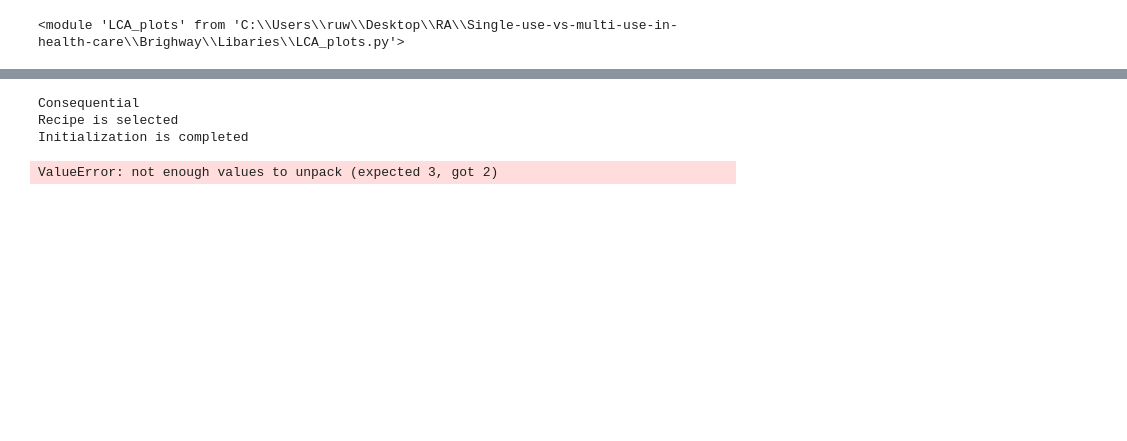
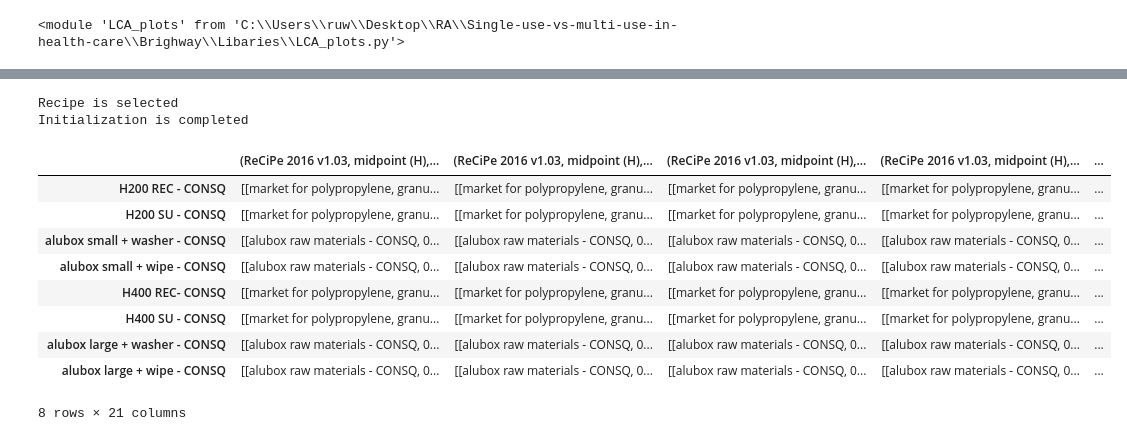
Before and after one commit to RuneWF/Single-use-vs-multi-use-in-health-care, a Jupyter notebook: Brighway/Ofir/Ofir.ipynb, the cells around one changed output, grey strips where cells are left out. Cells and saved outputs as stored; diff of their text form; code cells hidden in the pictures; blank space fills up the shorter version.

```diff
--- a/Brighway/Ofir/Ofir.ipynb
+++ b/Brighway/Ofir/Ofir.ipynb
@@ -23,38 +28,35 @@ importlib.reload(lp)
 # %% [output]
 <module 'LCA_plots' from 'C:\\Users\\ruw\\Desktop\\RA\\Single-use-vs-multi-use-in-health-care\\Brighway\\Libaries\\LCA_plots.py'>
 # %%
+# Specifying if it is CONSQ (consequential) or APOS
 db_type = 'CONSQ'
+
+# Specifying the LCIA method
 lcia_method = 'recipe'
 
+# Path to where the code is stored
 path = r'C:\Users\ruw\Desktop\RA\Single-use-vs-multi-use-in-health-care\Brighway'
 
-
-
+# Specifying the file name and sheet name
 file_name = f'{path}\Results\Ananas - {db_type}_{lcia_method}.xlsx'
 file_cont_name = f'{path}\Results\Ananas contribution - {db_type}_{lcia_method}.xlsx'
 sheet_name = 'Ananas'
 
+# Creating the saving directory for the results
 save_dir = s.results_folder(path, 'Results', 'Ofir')
 
-path = r'C:\Users\ruw\Desktop\RA\Single-use-vs-multi-use-in-health-care\Brighway'
+# Let the use decide the project and database
+database_project, database_name = lc.select_project_and_database()
 
-# Your name variable should be the name of the project.
-database_project = "SU_vs_MU"
-database_name = "sterilization"
-
-# flows = [f'alubox - {db_type}', f'PP sheet sc2 - {db_type}', f'PP sheet sc3 - {db_type}']
+# Creating the flow legend
 flow_legend = ['H2R',
                'H2S',
+               'ASC',
+               'ASW',
                'H4R',
                'H4S',
                'ALC',
-               'ALW',
-               'ASC',
-               'ASW']
-
-directory = 'C:\\Users\\ruw\\Desktop\\RA\\'
-
-calculate_lcia = False
-calculate_cont = False
+               'ALW'
+               ]
 # %% [output]
 Folder name Results created
@@ -61,3 +64,4 @@ Folder name Results created
 # %%
-flows = lc.get_flows(database_project, database_name, db_type)
+flows = lc.get_database_type_flows(database_project, database_name, db_type)
 initialization = [database_project, database_name, flows, lcia_method, db_type]
+flows
@@ -64,7 +91,5 @@ initialization = [database_project, database_name, flows, lcia_method, db_type]
 # %%
-df, impact_category, plot_x_axis_all = lc.calculate_lcia(calculate=False, initialization=initialization, file_name=file_name, sheet_name=sheet_name)
+df, impact_category, plot_x_axis_all, func_unit = lc.calculate_lcia(calculate=False, initialization=initialization, file_name=file_name, sheet_name=sheet_name)
 # %% [output]
-Consequential
 Recipe is selected
 Initialization is completed
-ValueError: not enough values to unpack (expected 3, got 2)
@@ -71,2 +99,16 @@ ValueError: not enough values to unpack (expected 3, got 2)
+# %%
+df_rearranged = lc.rearrange_dataframe_index(True, df)
+df_rearranged
+# %% [output]
+|  | (ReCiPe 2016 v1.03, midpoint (H),... | (ReCiPe 2016 v1.03, midpoint (H),... | (ReCiPe 2016 v1.03, midpoint (H),... | (ReCiPe 2016 v1.03, midpoint (H),... | ... |
+| H200 REC - CONSQ | [[market for polypropylene, granu... | [[market for polypropylene, granu... | [[market for polypropylene, granu... | [[market for polypropylene, granu... | ... |
+| H200 SU - CONSQ | [[market for polypropylene, granu... | [[market for polypropylene, granu... | [[market for polypropylene, granu... | [[market for polypropylene, granu... | ... |
+| alubox small + washer - CONSQ | [[alubox raw materials - CONSQ, 0... | [[alubox raw materials - CONSQ, 0... | [[alubox raw materials - CONSQ, 0... | [[alubox raw materials - CONSQ, 0... | ... |
+| alubox small + wipe - CONSQ | [[alubox raw materials - CONSQ, 0... | [[alubox raw materials - CONSQ, 0... | [[alubox raw materials - CONSQ, 0... | [[alubox raw materials - CONSQ, 0... | ... |
+| H400 REC- CONSQ | [[market for polypropylene, granu... | [[market for polypropylene, granu... | [[market for polypropylene, granu... | [[market for polypropylene, granu... | ... |
+| H400 SU - CONSQ | [[market for polypropylene, granu... | [[market for polypropylene, granu... | [[market for polypropylene, granu... | [[market for polypropylene, granu... | ... |
+| alubox large + washer - CONSQ | [[alubox raw materials - CONSQ, 0... | [[alubox raw materials - CONSQ, 0... | [[alubox raw materials - CONSQ, 0... | [[alubox raw materials - CONSQ, 0... | ... |
+| alubox large + wipe - CONSQ | [[alubox raw materials - CONSQ, 0... | [[alubox raw materials - CONSQ, 0... | [[alubox raw materials - CONSQ, 0... | [[alubox raw materials - CONSQ, 0... | ... |
+8 rows × 21 columns
 # %%
 if 'recipe' in lcia_method:
```
Also changed, not shown: parts of 26 cells of this notebook, 13 other files.
